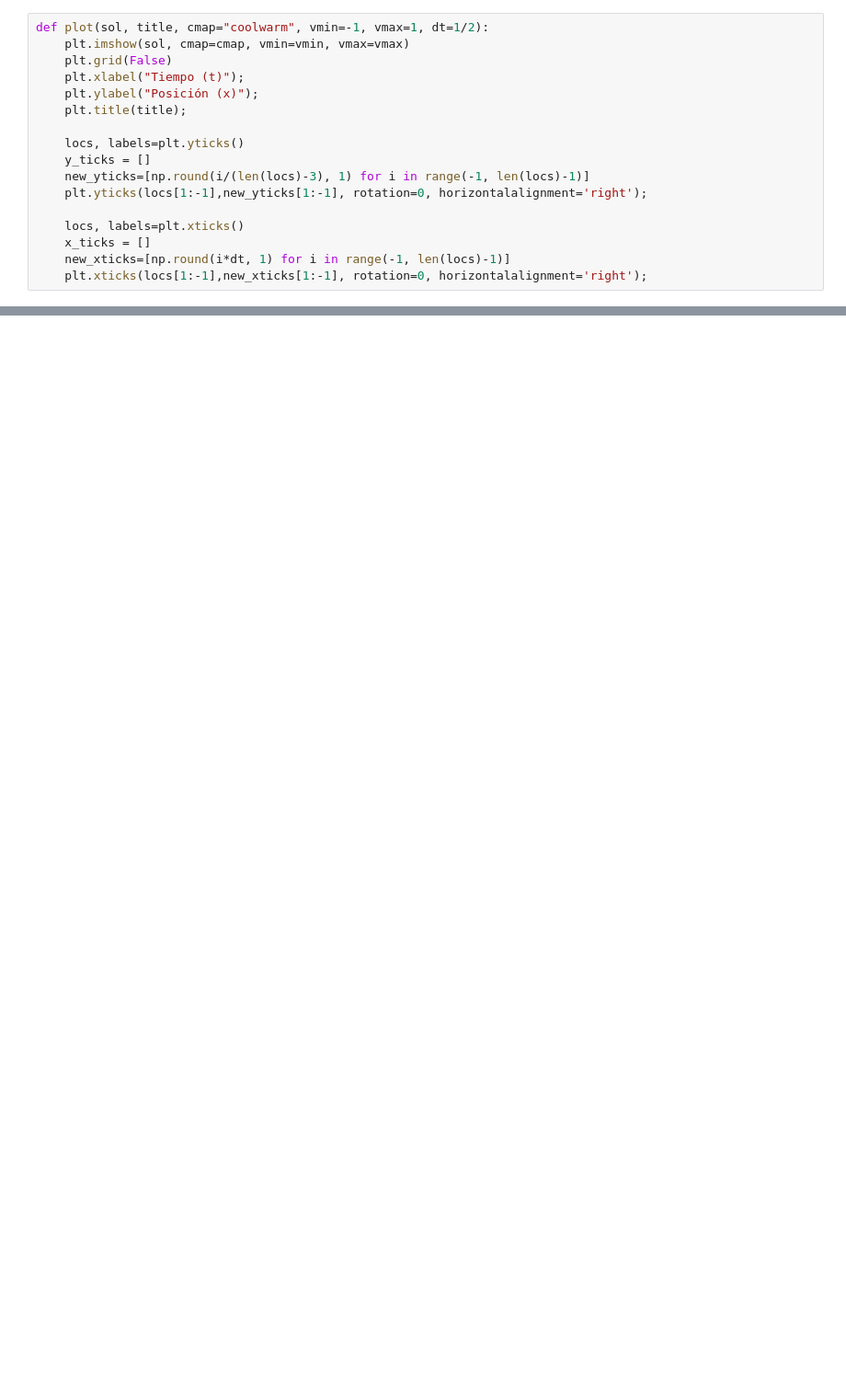
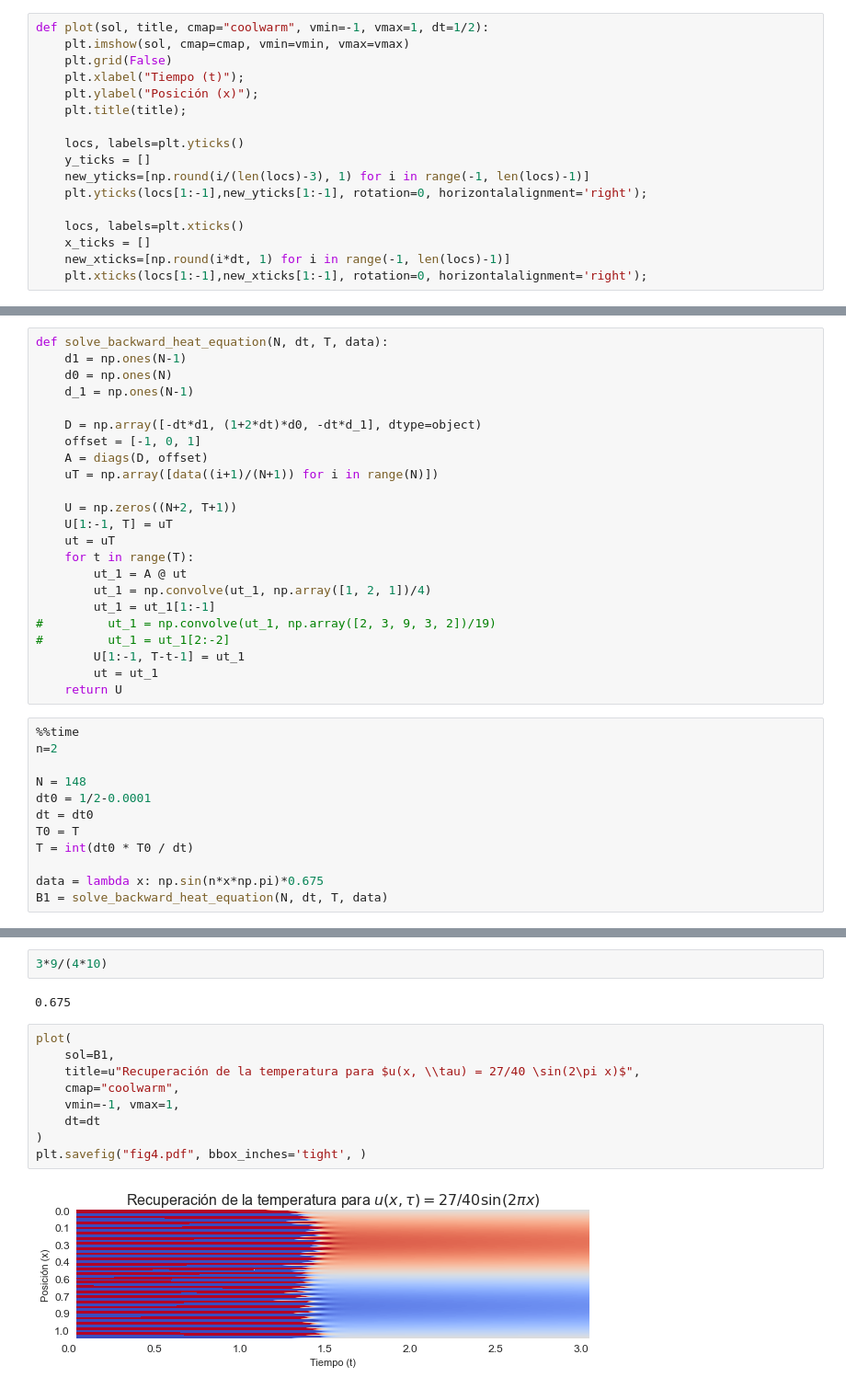
Before and after one commit to furrutiav/MA5306, a Jupyter notebook: tarea1/Ejemplo Problema inverso de la ecuacion del calor.ipynb, the cells around one changed output, grey strips where cells are left out. Shown at 92% size. Drawn from its saved outputs; the diff is of its cells as text; blank space fills up the shorter version.

```diff
--- a/tarea1/Ejemplo Problema inverso de la ecuacion del calor.ipynb
+++ b/tarea1/Ejemplo Problema inverso de la ecuacion del calor.ipynb
@@ -106,0 +119,35 @@ Wall time: 275 ms
+# %%
+def solve_backward_heat_equation(N, dt, T, data):
+    d1 = np.ones(N-1)
+    d0 = np.ones(N)
+    d_1 = np.ones(N-1)
+
+    D = np.array([-dt*d1, (1+2*dt)*d0, -dt*d_1], dtype=object)
+    offset = [-1, 0, 1]
+    A = diags(D, offset)
+    uT = np.array([data((i+1)/(N+1)) for i in range(N)])
+
+    U = np.zeros((N+2, T+1))
+    U[1:-1, T] = uT
+    ut = uT
+    for t in range(T):
+        ut_1 = A @ ut
+        ut_1 = np.convolve(ut_1, np.array([1, 2, 1])/4)
+        ut_1 = ut_1[1:-1]
+#         ut_1 = np.convolve(ut_1, np.array([2, 3, 9, 3, 2])/19)
+#         ut_1 = ut_1[2:-2]
+        U[1:-1, T-t-1] = ut_1
+        ut = ut_1
+    return U
+# %%
+%%time
+n=2
+
+N = 148
+dt0 = 1/2-0.0001
+dt = dt0
+T0 = T
+T = int(dt0 * T0 / dt)
+
+data = lambda x: np.sin(n*x*np.pi)*0.675
+B1 = solve_backward_heat_equation(N, dt, T, data)
@@ -106,0 +156,15 @@ Wall time: 275 ms
+# %%
+3*9/(4*10)
+# %% [output]
+0.675
+# %%
+plot(
+    sol=B1,
+    title=u"Recuperación de la temperatura para $u(x, \\tau) = 27/40 \sin(2\pi x)$",
+    cmap="coolwarm",
+    vmin=-1, vmax=1,
+    dt=dt
+)
+plt.savefig("fig4.pdf", bbox_inches='tight', )
+# %% [output]
+[figure, added]
```
Also changed, not shown: parts of 9 cells of this notebook, 6 other files.
